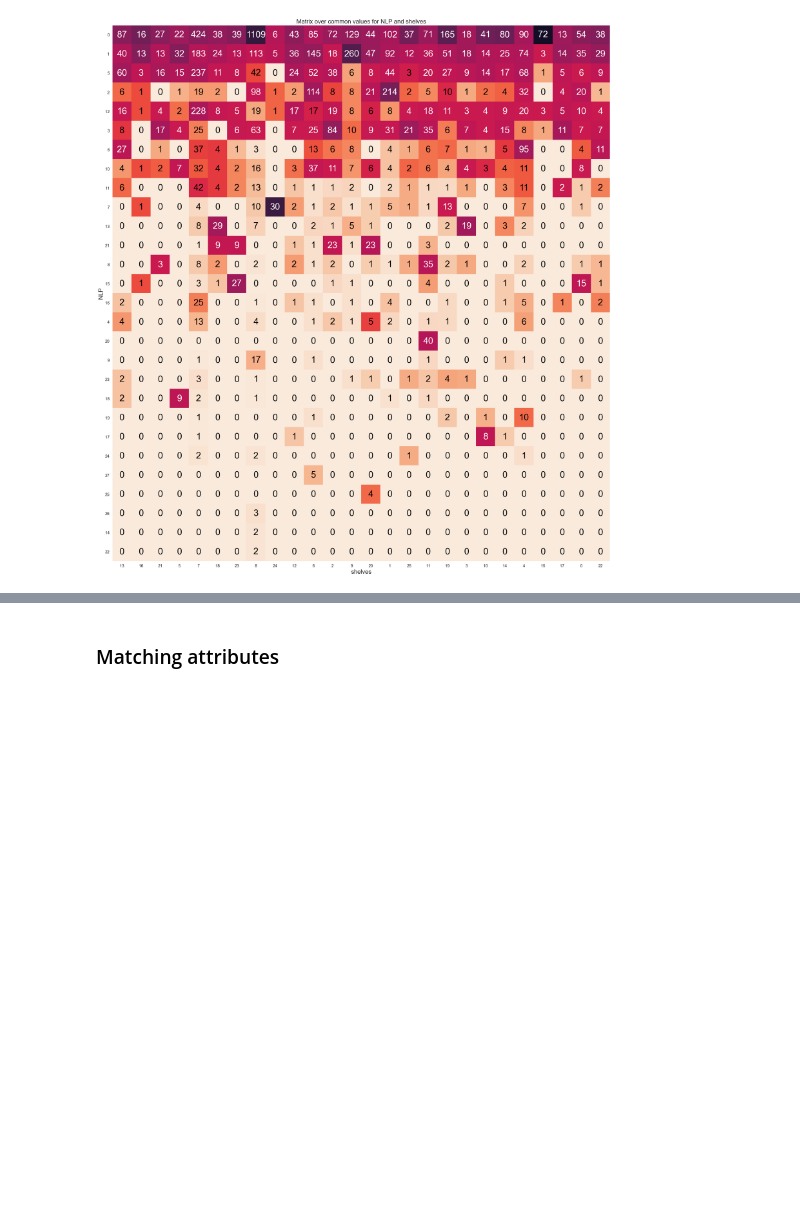
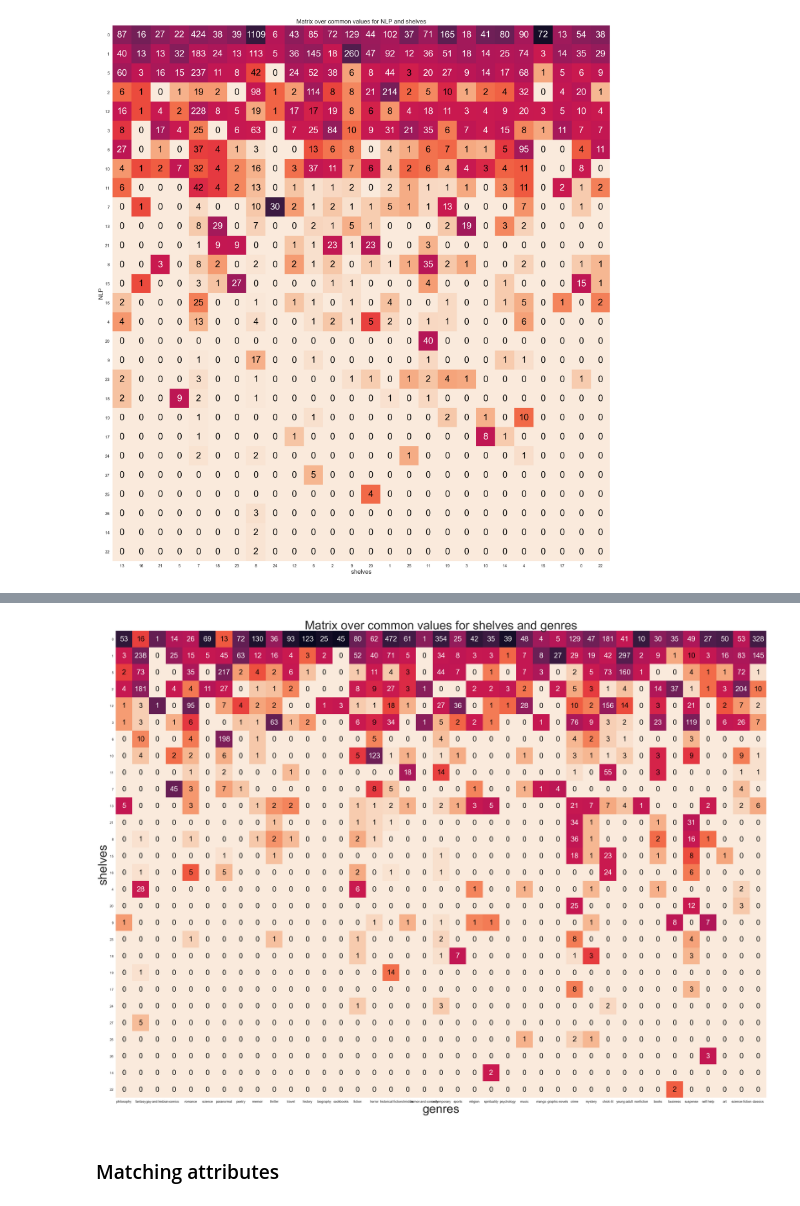
Before and after one commit to davidAlvaBro/comsocsci_final_proj, a Jupyter notebook: Explainer_notebook.ipynb, the cells around one changed output, grey strips where cells are left out. Cells and saved outputs as stored; diff of their text form; code cells hidden in the pictures; blank space fills up the shorter version.

```diff
--- a/Explainer_notebook.ipynb
+++ b/Explainer_notebook.ipynb
@@ -1057,3 +1061,7 @@ plot_matching_matrix(create_matching_matrix(shelf_community_mapping, NLP_communi
+# %%
+plot_matching_matrix(create_matching_matrix(shelf_community_mapping,book_genre_dict), title = "Matrix over common values for shelves and genres", xlabel = "genres", ylabel = "shelves",size_title = 50)
+# %% [output]
+[figure, added]
 # %% [markdown]
 ### Matching attributes
 # %%
```
Also changed, not shown: parts of 2 cells of this notebook.
